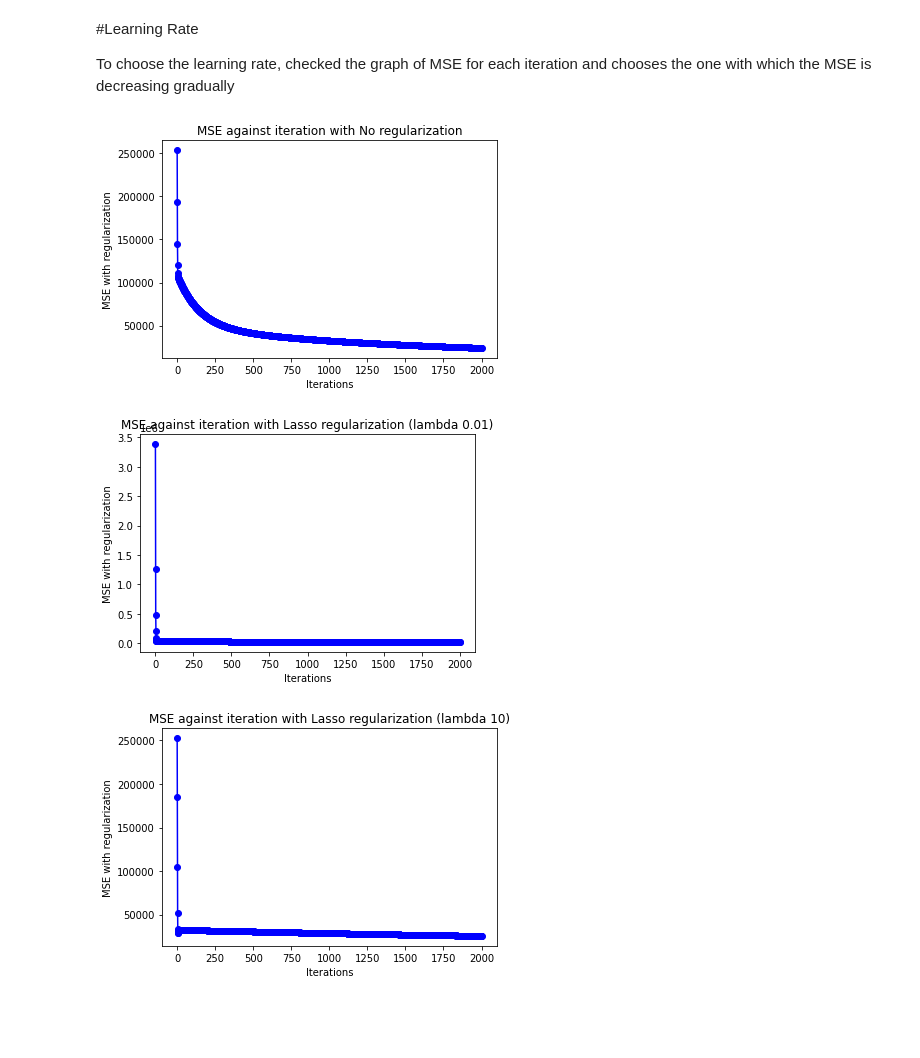
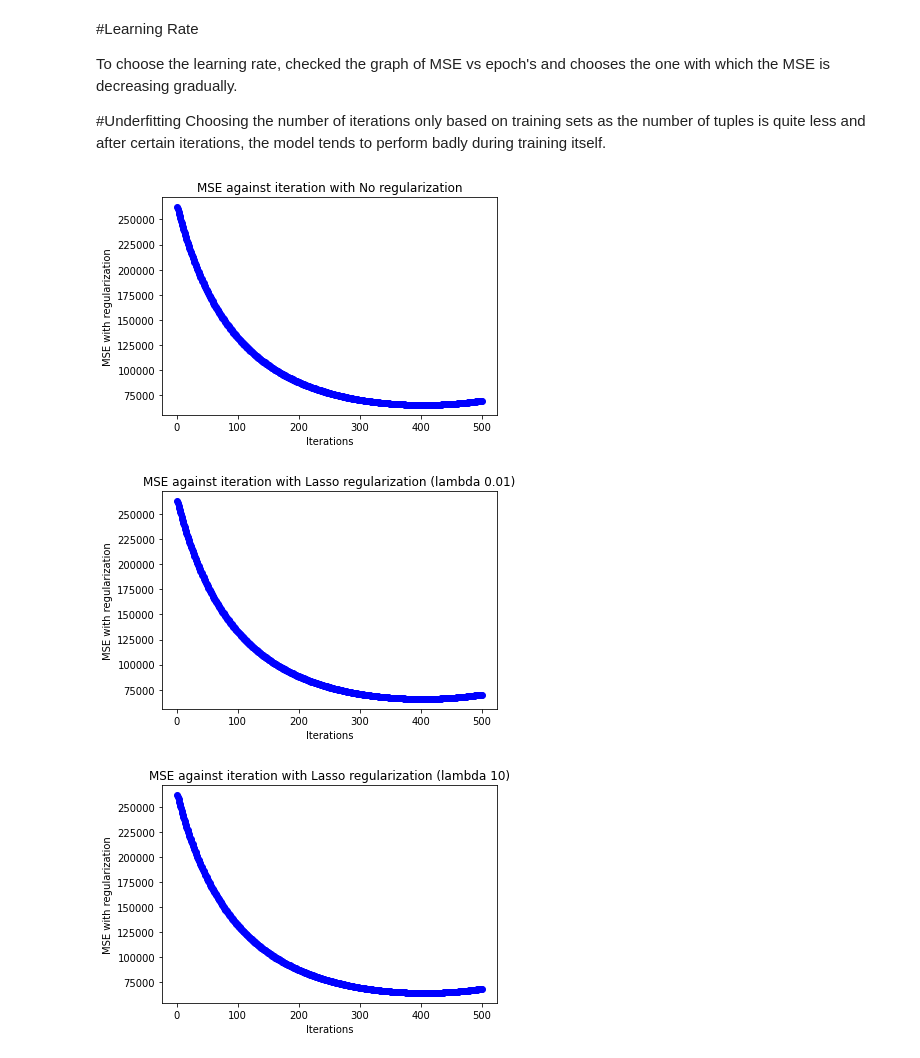
Before and after one commit to GuptaNavdeep1983/CS767, a Jupyter notebook: 767_assignment3.ipynb, the cells around one changed output. Cells and saved outputs as stored; diff of their text form; code cells hidden in the pictures; blank space fills up the shorter version.

```diff
--- a/767_assignment3.ipynb
+++ b/767_assignment3.ipynb
@@ -18,6 +20,17 @@ df = pd.get_dummies(df, columns=['League', 'Division', 'NewLeague'], prefix=["Le
 X_train = df.loc[~df.isnull().any(axis=1), ~df.columns.isin(['Salary', 'hitter_name'])]
 y_train = df.loc[~df.isnull().any(axis=1), ['Salary']]
 X_test = df.loc[df.isnull().any(axis=1), ~df.columns.isin(['Salary', 'hitter_name'])]
+X_train.reset_index(drop=True, inplace=True)
+y_train.reset_index(drop=True, inplace=True)
+# %%
+## Standardization across features
+scaler_training = StandardScaler()
+scaler_training.fit(X_train)
+scaled_values_training = scaler_training.transform(X_train)
+scaled_values_testing = scaler_training.transform(X_test)
+
+X_train = pd.DataFrame(scaled_values_training, columns=[*X_train.columns.values])
+X_test = pd.DataFrame(scaled_values_testing, columns=[*X_test.columns.values])
 # %%
 number_of_features = len(X_train.columns.values)
 final_output = []
@@ -32,7 +45,9 @@ def predict(row, weights, bias):
   for index, weight in enumerate(weights):
     output += weight * row[index]
     # leaky ReLu
-  return output if output > 0.0 else output * 0.05
+  output = output if output > 0.0 else output * 0.05
+  # print(output)
+  return output
 
 # Lasso Regularizer
 def lasso_regularization(weights, lambda_val):
@@ -66,6 +81,7 @@ def train_model(X_train, y_train, num_epochs, learning_rate, lambda_val, regular
     mini_batch = X_train.sample(n = batch_size, random_state=42)
     regularization = calculate_regularzation_component(regularization_component, weights, lambda_val)
     for rowIndex, row in mini_batch.iterrows():
+      # print(row)
       # Predict
       predicted_value = predict(row, weights, bias)
       # Calculate error
@@ -93,9 +109,13 @@ def train_model(X_train, y_train, num_epochs, learning_rate, lambda_val, regular
 # %% [markdown]
 #Learning Rate
 
-To choose the learning rate, checked the graph of MSE for each iteration and chooses the one with which the MSE is decreasing gradually
+To choose the learning rate, checked the graph of MSE vs epoch's and chooses the one with which the MSE is decreasing gradually.
+
+#Underfitting
+Choosing the number of iterations only based on training sets as the number of tuples is quite less and after certain iterations, the model tends to perform badly during training itself.
 # %%
-(weights, bias, df_plot_values) = train_model(X_train, y_train, num_epochs=2000, learning_rate=0.00000001, lambda_val=0.01, regularization_component=Regularization.No_regularization)
+final_output = []
+(weights, bias, df_plot_values) = train_model(X_train, y_train, num_epochs=500, learning_rate=0.00001, lambda_val=0.01, regularization_component=Regularization.No_regularization)
 plt.plot(df_plot_values['epoch'], df_plot_values['MSE'], marker='o', color='blue')
 plt.title("MSE against iteration with No regularization")
 plt.xlabel("Iterations")
@@ -103,23 +123,23 @@ plt.ylabel("MSE with regularization")
 plt.show()
 final_output.append(("No_regularization", *weights))
 # %% [output]
-[figure, old version]
+[figure, new version]
 # %%
-(weights, bias, df_plot_values) = train_model(X_train, y_train, num_epochs=2000, learning_rate=0.00000001, lambda_val=0.01, regularization_component=Regularization.Lasso)
+(weights, bias, df_plot_values) = train_model(X_train, y_train, num_epochs=500, learning_rate=0.00001, lambda_val=0.01, regularization_component=Regularization.Lasso)
 plt.plot(df_plot_values['epoch'], df_plot_values['MSE'], marker='o', color='blue')
 plt.title("MSE against iteration with Lasso regularization (lambda 0.01)")
 plt.xlabel("Iterations")
 plt.ylabel("MSE with regularization")
 plt.show()
 final_output.append(("Lasso_regularization_with_lambda_0.01", *weights))
-(weights, bias, df_plot_values) = train_model(X_train, y_train, num_epochs=2000, learning_rate=0.00000001, lambda_val=10, regularization_component=Regularization.Lasso)
+(weights, bias, df_plot_values) = train_model(X_train, y_train, num_epochs=500, learning_rate=0.00001, lambda_val=10, regularization_component=Regularization.Lasso)
 plt.plot(df_plot_values['epoch'], df_plot_values['MSE'], marker='o', color='blue')
 plt.title("MSE against iteration with Lasso regularization (lambda 10)")
 plt.xlabel("Iterations")
 plt.ylabel("MSE with regularization")
 plt.show()
 final_output.append(("Lasso_regularization_with_lambda_10", *weights))
 # %% [output]
-[figure, old version]
+[figure, new version]
-[figure, old version]
+[figure, new version]
 # %%
```
Also changed, not shown: parts of 4 cells of this notebook.
